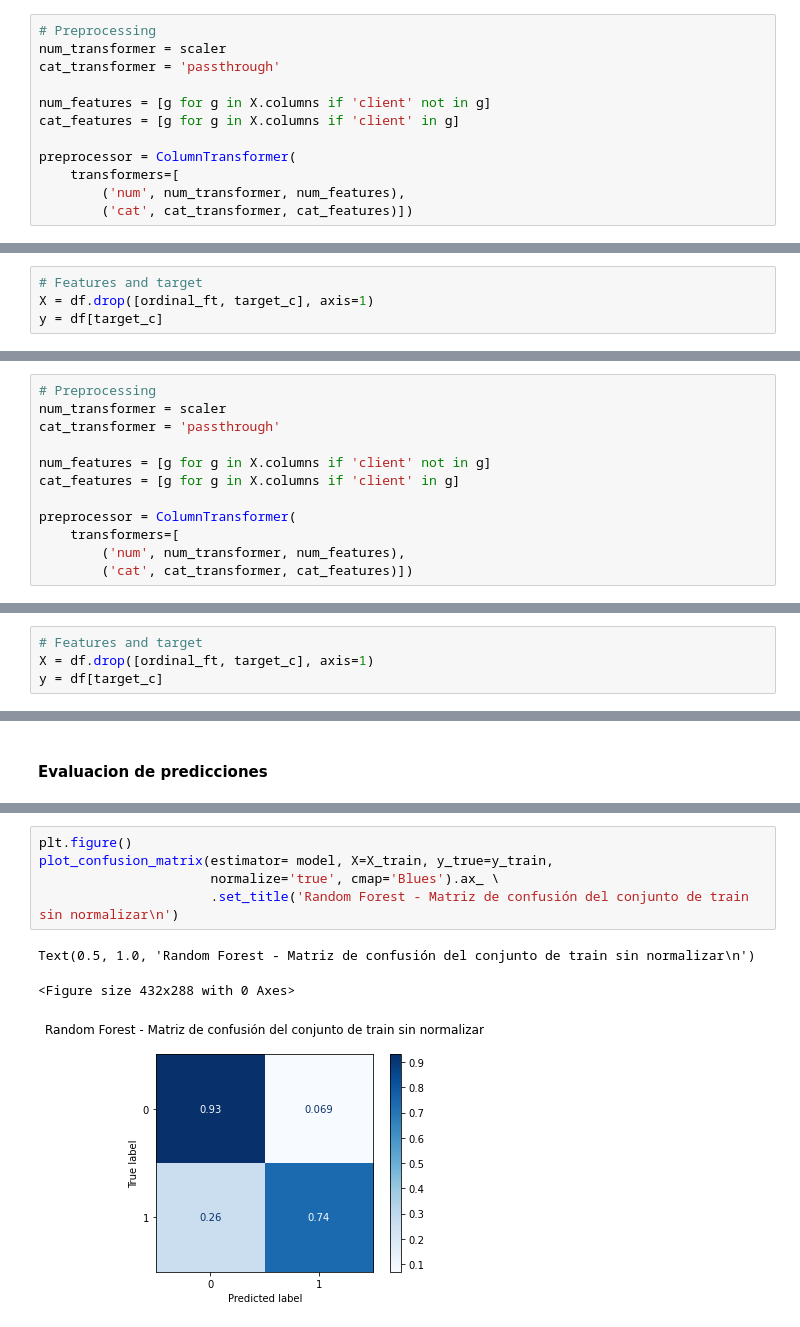
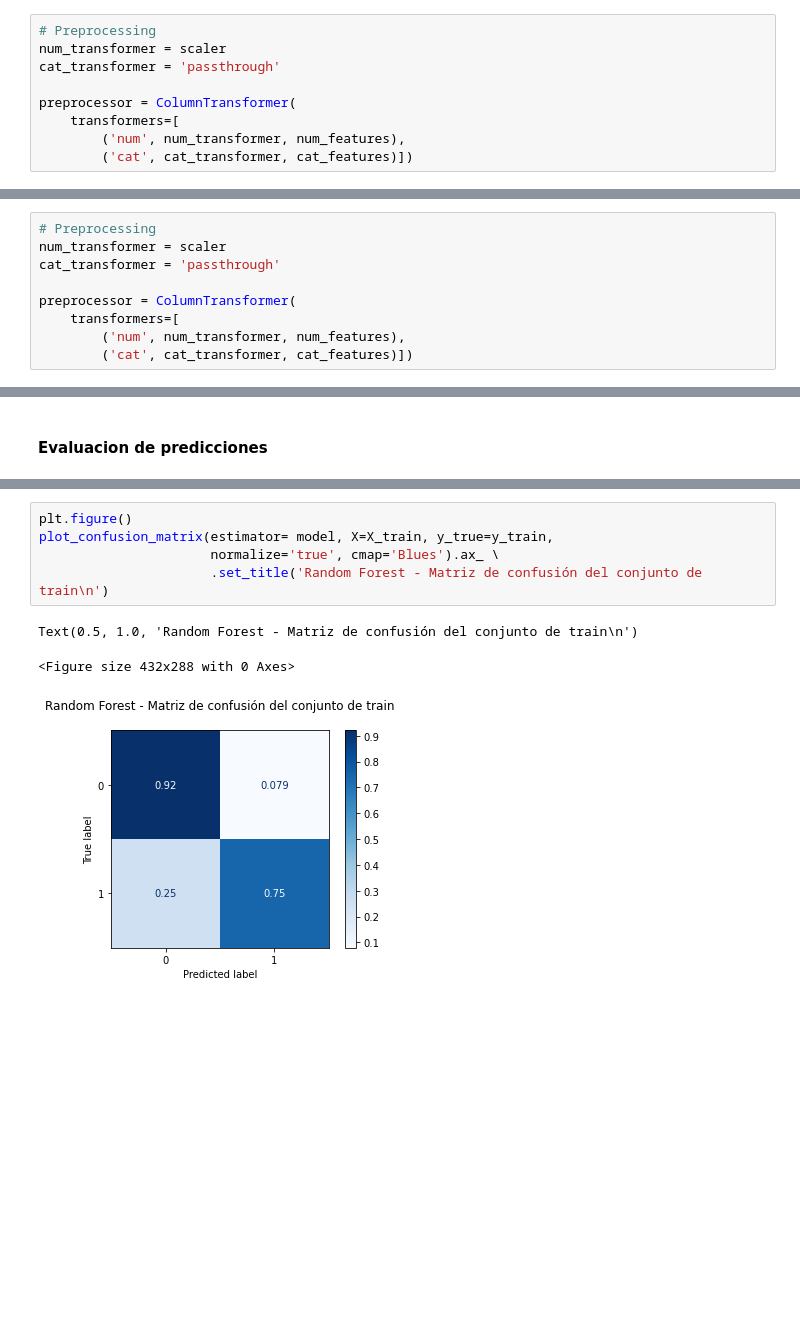
Before and after one commit to JIBarrionuevoGaltier/DiploDatos_2021_Mentoria_Grupo_2, a Jupyter notebook: notebooks_tp4/trabajo_practico_4_grupo2.ipynb, the cells around one changed output, grey strips where cells are left out. Saved outputs shown, nothing was run; the diff lists cells and outputs as text; blank space fills up the shorter version.

```diff
--- a/notebooks_tp4/trabajo_practico_4_grupo2.ipynb
+++ b/notebooks_tp4/trabajo_practico_4_grupo2.ipynb
@@ -1518,9 +1602,6 @@ X_train, X_val, y_train, y_val = train_test_split(X, y, test_size=0.30, random_s
 num_transformer = scaler
 cat_transformer = 'passthrough'
 
-num_features = [g for g in X.columns if 'client' not in g]
-cat_features = [g for g in X.columns if 'client' in g]
-
 preprocessor = ColumnTransformer(
     transformers=[
         ('num', num_transformer, num_features),
@@ -1617,10 +1698,6 @@ Text(0.5, 1.0, 'Random Forest - Matriz de confusión del conjunto de validation
 scaler = MaxAbsScaler()
 ft_selector = LinearSVR(random_state=0)
 model_ = XGBClassifier(random_state= 0)
-# %%
-# Features and target
-X = df.drop([ordinal_ft, target_c], axis=1)
-y = df[target_c]
 # %%
 # Train and validation
 X_train, X_val, y_train, y_val = train_test_split(X, y, test_size=0.30, random_state=0, shuffle=False)
@@ -1631,9 +1708,6 @@ X_train, X_val, y_train, y_val = train_test_split(X, y, test_size=0.30, random_s
 num_transformer = scaler
 cat_transformer = 'passthrough'
 
-num_features = [g for g in X.columns if 'client' not in g]
-cat_features = [g for g in X.columns if 'client' in g]
-
 preprocessor = ColumnTransformer(
     transformers=[
         ('num', num_transformer, num_features),
@@ -1727,10 +1801,6 @@ param_grid = {
     'cla__booster':['gbtree', 'dart'],
     'cla__eval_metric': ['mlogloss']
 }
-# %%
-# Features and target
-X = df.drop([ordinal_ft, target_c], axis=1)
-y = df[target_c]
 # %%
 # Train and validation
 X_train, X_val, y_train, y_val = train_test_split(X, y, test_size=0.30, random_state=0, shuffle=False)
@@ -1817,9 +1884,9 @@ weighted avg       0.75      0.76      0.75      2956
 # %%
 plt.figure()
 plot_confusion_matrix(estimator= model, X=X_train, y_true=y_train,
                       normalize='true', cmap='Blues').ax_ \
-                      .set_title('Random Forest - Matriz de confusión del conjunto de train sin normalizar\n')
+                      .set_title('Random Forest - Matriz de confusión del conjunto de train\n')
 # %% [output]
-Text(0.5, 1.0, 'Random Forest - Matriz de confusión del conjunto de train sin normalizar\n')
+Text(0.5, 1.0, 'Random Forest - Matriz de confusión del conjunto de train\n')
 <Figure size 432x288 with 0 Axes>
-[figure, old version]
+[figure, new version]
```
Also changed, not shown: parts of 247 cells of this notebook.
